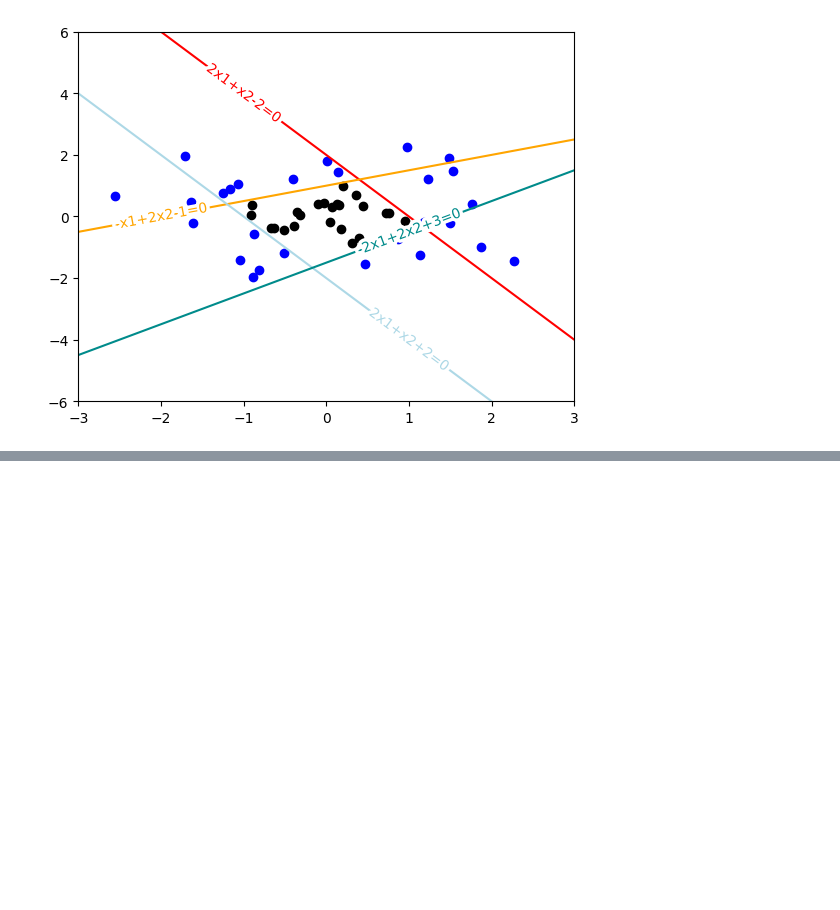
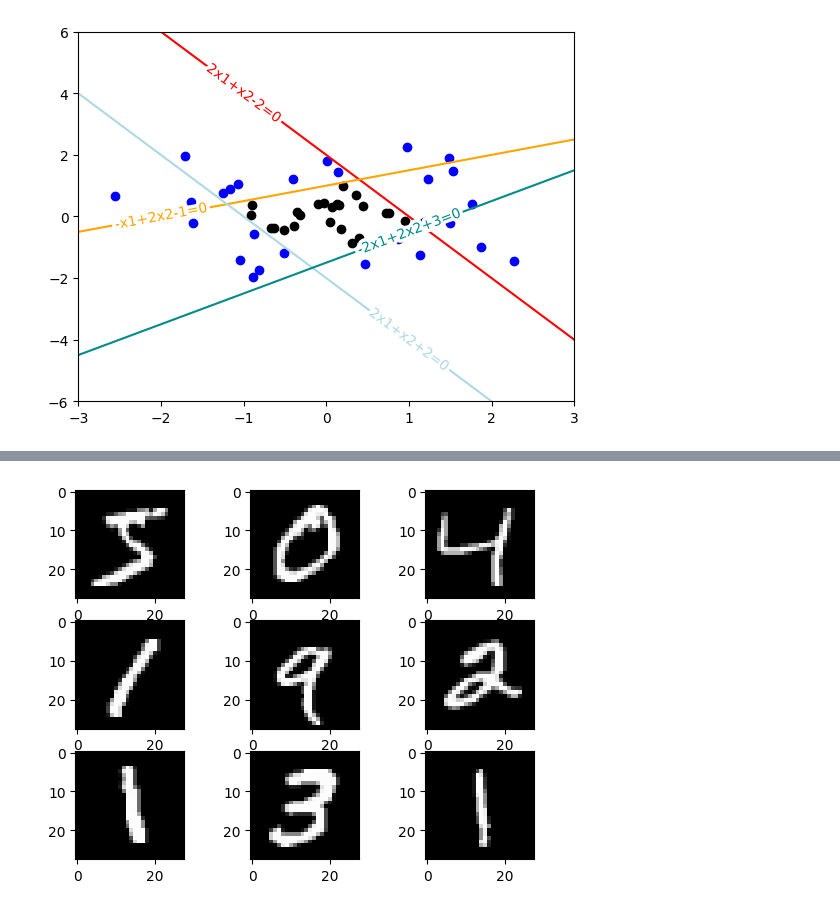
Before and after one commit to equinor/kai-edc2024-workshop, a Jupyter notebook: 1_introduction/notebook.ipynb, the cells around one changed output, grey strips where cells are left out. Cells and saved outputs as stored; diff of their text form; code cells hidden in the pictures; blank space fills up the shorter version.

```diff
--- a/1_introduction/notebook.ipynb
+++ b/1_introduction/notebook.ipynb
@@ -261,0 +406,14 @@ ax.xaxis.tick_bottom()
+# %%
+# Plot of images as baseline for comparison
+from keras.datasets import mnist
+from matplotlib import pyplot
+# load data
+(X_train, y_train), (X_test, y_test) = mnist.load_data()
+# create a grid of 3x3 images
+for i in range(0, 9):
+    pyplot.subplot(330 + 1 + i)
+    pyplot.imshow(X_train[i], cmap=pyplot.get_cmap('gray'))
+# show the plot
+pyplot.show()
+# %% [output]
+[figure, added]
```
Also changed, not shown: parts of 14 cells of this notebook, 2 other files.
